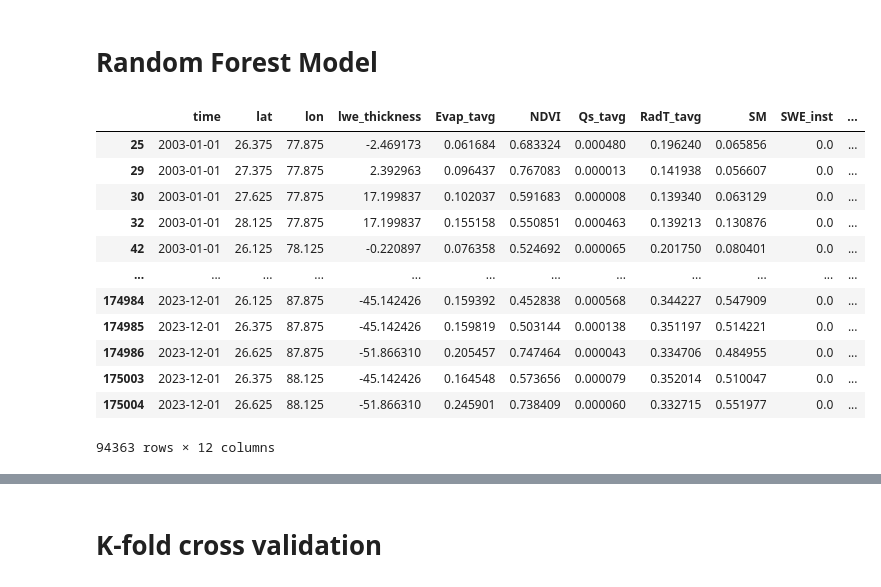
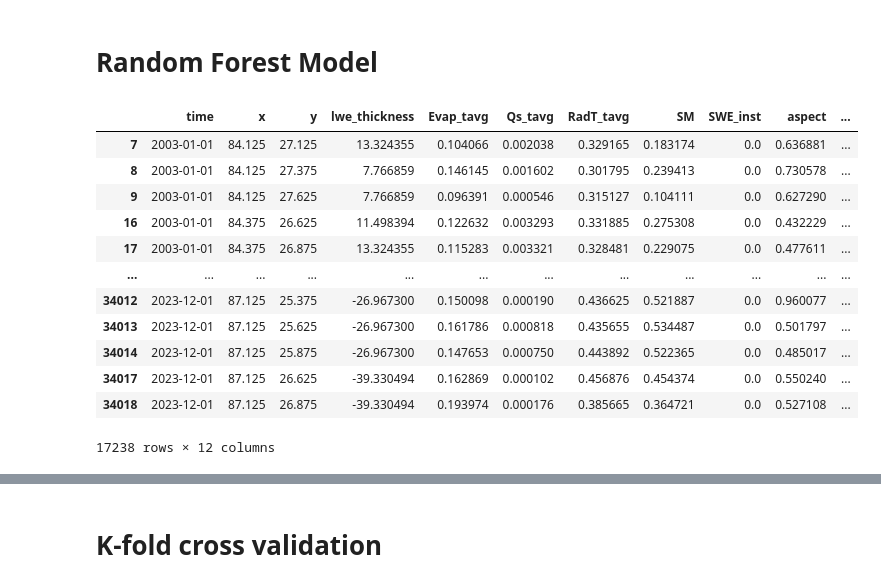
Before and after one commit to AshHydroCoder/GRACE-Downscaler, a Jupyter notebook: GRACE_RFM.ipynb, the cells around one changed output, grey strips where cells are left out. Drawn from its saved outputs; the diff is of its cells as text; code cells hidden in the pictures.

```diff
--- a/GRACE_RFM.ipynb
+++ b/GRACE_RFM.ipynb
@@ -15,44 +15,44 @@ Mounted at /content/drive
 # %%
 import pandas as pd
 import os
 from sklearn.preprocessing import MinMaxScaler
 
 path = '/content/drive/MyDrive/Thesis/RFM/Training'
 
 
 # Load the CSV file, keeping 'time' as a regular column
 df_ori = pd.read_csv(os.path.join(path, 'combined_csv.csv'))
 #df_ori = pd.read_csv(f'/content/drive/MyDrive/Thesis/Terai/{cluster}/combined_csv.csv')
 
 # Exclude 'time', 'lat', and 'lon' from normalization
-columns_to_exclude = ['time', 'lat', 'lon','lwe_thickness']
+columns_to_exclude = ['time', 'x', 'y','lwe_thickness']
 columns_to_normalize = df_ori.columns.difference(columns_to_exclude)
 
 # Normalize only the selected columns
 scaler = MinMaxScaler()
 df_normalized = scaler.fit_transform(df_ori[columns_to_normalize])
 
 # Create a new DataFrame with normalized data and reattach the excluded columns
 df_normalized = pd.DataFrame(df_normalized, columns=columns_to_normalize)
 # Create a new DataFrame with normalized data and reattach the excluded columns
 df_normalized = pd.DataFrame(df_normalized, columns=columns_to_normalize)
 df = pd.concat([df_ori[columns_to_exclude], df_normalized], axis=1)
 df = df.dropna()
 df
 # %% [output]
-|  | time | lat | lon | lwe_thickness | Evap_tavg | NDVI | Qs_tavg | RadT_tavg | SM | SWE_inst | ... |
-| 25 | 2003-01-01 | 26.375 | 77.875 | -2.469173 | 0.061684 | 0.683324 | 0.000480 | 0.196240 | 0.065856 | 0.0 | ... |
-| 29 | 2003-01-01 | 27.375 | 77.875 | 2.392963 | 0.096437 | 0.767083 | 0.000013 | 0.141938 | 0.056607 | 0.0 | ... |
-| 30 | 2003-01-01 | 27.625 | 77.875 | 17.199837 | 0.102037 | 0.591683 | 0.000008 | 0.139340 | 0.063129 | 0.0 | ... |
-| 32 | 2003-01-01 | 28.125 | 77.875 | 17.199837 | 0.155158 | 0.550851 | 0.000463 | 0.139213 | 0.130876 | 0.0 | ... |
-| 42 | 2003-01-01 | 26.125 | 78.125 | -0.220897 | 0.076358 | 0.524692 | 0.000065 | 0.201750 | 0.080401 | 0.0 | ... |
+|  | time | x | y | lwe_thickness | Evap_tavg | Qs_tavg | RadT_tavg | SM | SWE_inst | aspect | ... |
+| 7 | 2003-01-01 | 84.125 | 27.125 | 13.324355 | 0.104066 | 0.002038 | 0.329165 | 0.183174 | 0.0 | 0.636881 | ... |
+| 8 | 2003-01-01 | 84.125 | 27.375 | 7.766859 | 0.146145 | 0.001602 | 0.301795 | 0.239413 | 0.0 | 0.730578 | ... |
+| 9 | 2003-01-01 | 84.125 | 27.625 | 7.766859 | 0.096391 | 0.000546 | 0.315127 | 0.104111 | 0.0 | 0.627290 | ... |
+| 16 | 2003-01-01 | 84.375 | 26.625 | 11.498394 | 0.122632 | 0.003293 | 0.331885 | 0.275308 | 0.0 | 0.432229 | ... |
+| 17 | 2003-01-01 | 84.375 | 26.875 | 13.324355 | 0.115283 | 0.003321 | 0.328481 | 0.229075 | 0.0 | 0.477611 | ... |
 | ... | ... | ... | ... | ... | ... | ... | ... | ... | ... | ... | ... |
-| 174984 | 2023-12-01 | 26.125 | 87.875 | -45.142426 | 0.159392 | 0.452838 | 0.000568 | 0.344227 | 0.547909 | 0.0 | ... |
-| 174985 | 2023-12-01 | 26.375 | 87.875 | -45.142426 | 0.159819 | 0.503144 | 0.000138 | 0.351197 | 0.514221 | 0.0 | ... |
-| 174986 | 2023-12-01 | 26.625 | 87.875 | -51.866310 | 0.205457 | 0.747464 | 0.000043 | 0.334706 | 0.484955 | 0.0 | ... |
-| 175003 | 2023-12-01 | 26.375 | 88.125 | -45.142426 | 0.164548 | 0.573656 | 0.000079 | 0.352014 | 0.510047 | 0.0 | ... |
-| 175004 | 2023-12-01 | 26.625 | 88.125 | -51.866310 | 0.245901 | 0.738409 | 0.000060 | 0.332715 | 0.551977 | 0.0 | ... |
+| 34012 | 2023-12-01 | 87.125 | 25.375 | -26.967300 | 0.150098 | 0.000190 | 0.436625 | 0.521887 | 0.0 | 0.960077 | ... |
+| 34013 | 2023-12-01 | 87.125 | 25.625 | -26.967300 | 0.161786 | 0.000818 | 0.435655 | 0.534487 | 0.0 | 0.501797 | ... |
+| 34014 | 2023-12-01 | 87.125 | 25.875 | -26.967300 | 0.147653 | 0.000750 | 0.443892 | 0.522365 | 0.0 | 0.485017 | ... |
+| 34017 | 2023-12-01 | 87.125 | 26.625 | -39.330494 | 0.162869 | 0.000102 | 0.456876 | 0.454374 | 0.0 | 0.550240 | ... |
+| 34018 | 2023-12-01 | 87.125 | 26.875 | -39.330494 | 0.193974 | 0.000176 | 0.385665 | 0.364721 | 0.0 | 0.527108 | ... |
-94363 rows × 12 columns
+17238 rows × 12 columns
 # %%
 from sklearn.model_selection import train_test_split
 from sklearn.ensemble import RandomForestRegressor
```
Also changed, not shown: parts of 5 cells of this notebook.
